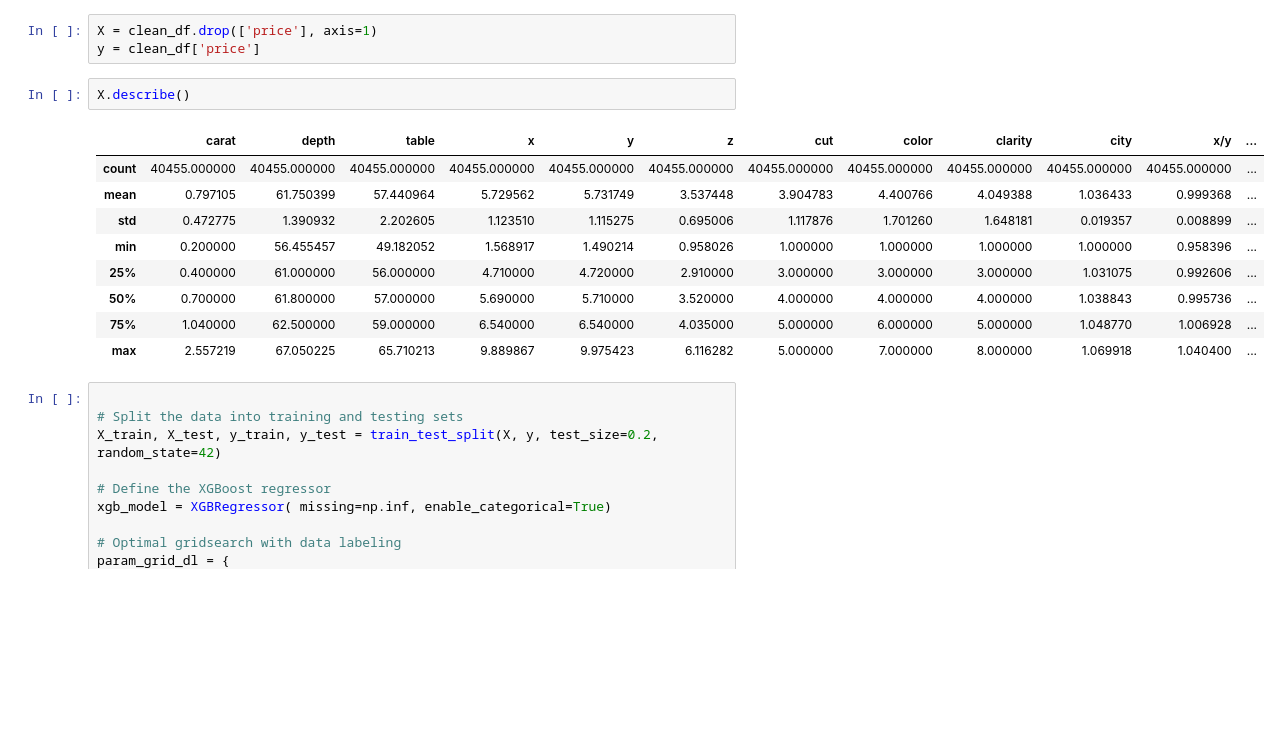
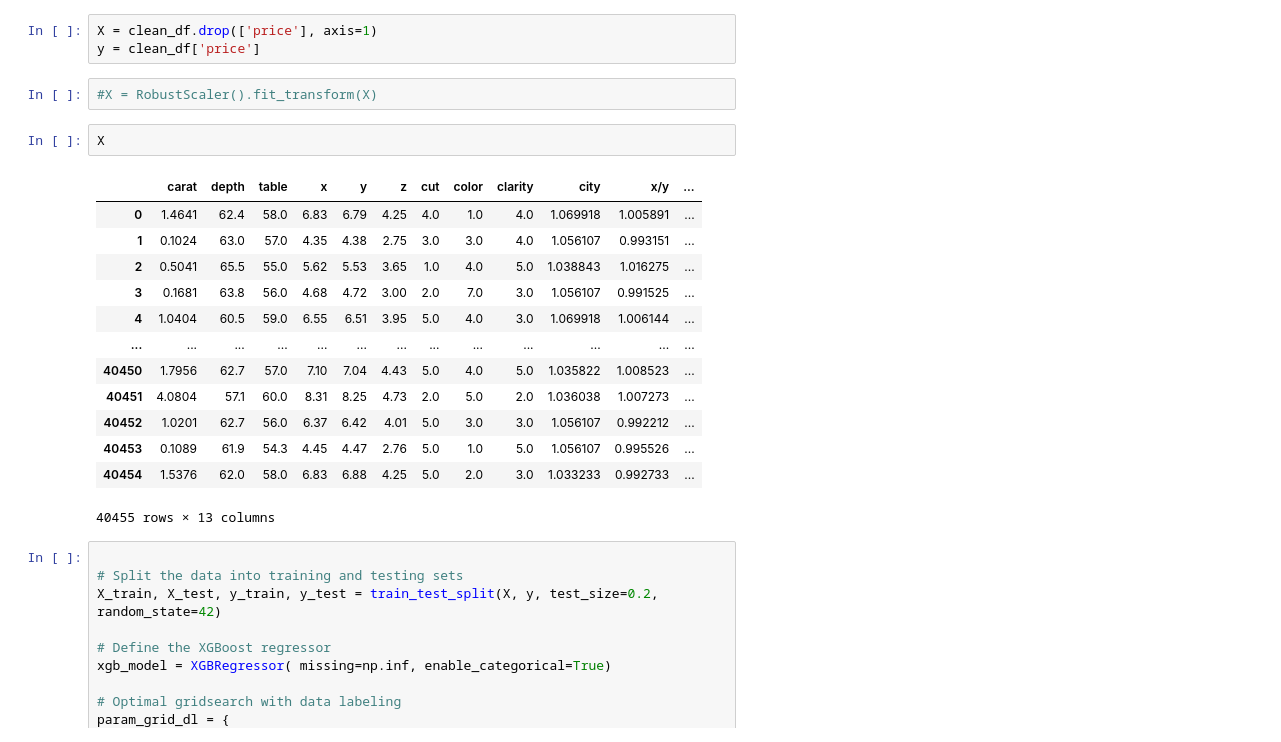
Before and after one commit to Rodrigo-Coloma/ih_datamadpt0923_project_m3, a Jupyter notebook: data_wrangling.ipynb, the cells around one changed output. Drawn from its saved outputs; the diff is of its cells as text; blank space fills up the shorter version.

```diff
--- a/data_wrangling.ipynb
+++ b/data_wrangling.ipynb
@@ -274,18 +279,24 @@ clean_df.to_csv('./data/clean/diamondsdlfe2xso37.csv')
 # %%
 X = clean_df.drop(['price'], axis=1)
 y = clean_df['price']
+# %%
+#X = RobustScaler().fit_transform(X)
 # %%
-X.describe()
+X
 # %% [output]
 |  | carat | depth | table | x | y | z | cut | color | clarity | city | x/y | ... |
-| count | 40455.000000 | 40455.000000 | 40455.000000 | 40455.000000 | 40455.000000 | 40455.000000 | 40455.000000 | 40455.000000 | 40455.000000 | 40455.000000 | 40455.000000 | ... |
-| mean | 0.797105 | 61.750399 | 57.440964 | 5.729562 | 5.731749 | 3.537448 | 3.904783 | 4.400766 | 4.049388 | 1.036433 | 0.999368 | ... |
-| std | 0.472775 | 1.390932 | 2.202605 | 1.123510 | 1.115275 | 0.695006 | 1.117876 | 1.701260 | 1.648181 | 0.019357 | 0.008899 | ... |
-| min | 0.200000 | 56.455457 | 49.182052 | 1.568917 | 1.490214 | 0.958026 | 1.000000 | 1.000000 | 1.000000 | 1.000000 | 0.958396 | ... |
-| 25% | 0.400000 | 61.000000 | 56.000000 | 4.710000 | 4.720000 | 2.910000 | 3.000000 | 3.000000 | 3.000000 | 1.031075 | 0.992606 | ... |
-| 50% | 0.700000 | 61.800000 | 57.000000 | 5.690000 | 5.710000 | 3.520000 | 4.000000 | 4.000000 | 4.000000 | 1.038843 | 0.995736 | ... |
-| 75% | 1.040000 | 62.500000 | 59.000000 | 6.540000 | 6.540000 | 4.035000 | 5.000000 | 6.000000 | 5.000000 | 1.048770 | 1.006928 | ... |
-| max | 2.557219 | 67.050225 | 65.710213 | 9.889867 | 9.975423 | 6.116282 | 5.000000 | 7.000000 | 8.000000 | 1.069918 | 1.040400 | ... |
+| 0 | 1.4641 | 62.4 | 58.0 | 6.83 | 6.79 | 4.25 | 4.0 | 1.0 | 4.0 | 1.069918 | 1.005891 | ... |
+| 1 | 0.1024 | 63.0 | 57.0 | 4.35 | 4.38 | 2.75 | 3.0 | 3.0 | 4.0 | 1.056107 | 0.993151 | ... |
+| 2 | 0.5041 | 65.5 | 55.0 | 5.62 | 5.53 | 3.65 | 1.0 | 4.0 | 5.0 | 1.038843 | 1.016275 | ... |
+| 3 | 0.1681 | 63.8 | 56.0 | 4.68 | 4.72 | 3.00 | 2.0 | 7.0 | 3.0 | 1.056107 | 0.991525 | ... |
+| 4 | 1.0404 | 60.5 | 59.0 | 6.55 | 6.51 | 3.95 | 5.0 | 4.0 | 3.0 | 1.069918 | 1.006144 | ... |
+| ... | ... | ... | ... | ... | ... | ... | ... | ... | ... | ... | ... | ... |
+| 40450 | 1.7956 | 62.7 | 57.0 | 7.10 | 7.04 | 4.43 | 5.0 | 4.0 | 5.0 | 1.035822 | 1.008523 | ... |
+| 40451 | 4.0804 | 57.1 | 60.0 | 8.31 | 8.25 | 4.73 | 2.0 | 5.0 | 2.0 | 1.036038 | 1.007273 | ... |
+| 40452 | 1.0201 | 62.7 | 56.0 | 6.37 | 6.42 | 4.01 | 5.0 | 3.0 | 3.0 | 1.056107 | 0.992212 | ... |
+| 40453 | 0.1089 | 61.9 | 54.3 | 4.45 | 4.47 | 2.76 | 5.0 | 1.0 | 5.0 | 1.056107 | 0.995526 | ... |
+| 40454 | 1.5376 | 62.0 | 58.0 | 6.83 | 6.88 | 4.25 | 5.0 | 2.0 | 3.0 | 1.033233 | 0.992733 | ... |
+40455 rows × 13 columns
 # %%
 
 # Split the data into training and testing sets
```
Also changed, not shown: parts of 3 cells of this notebook, 2 other files.
